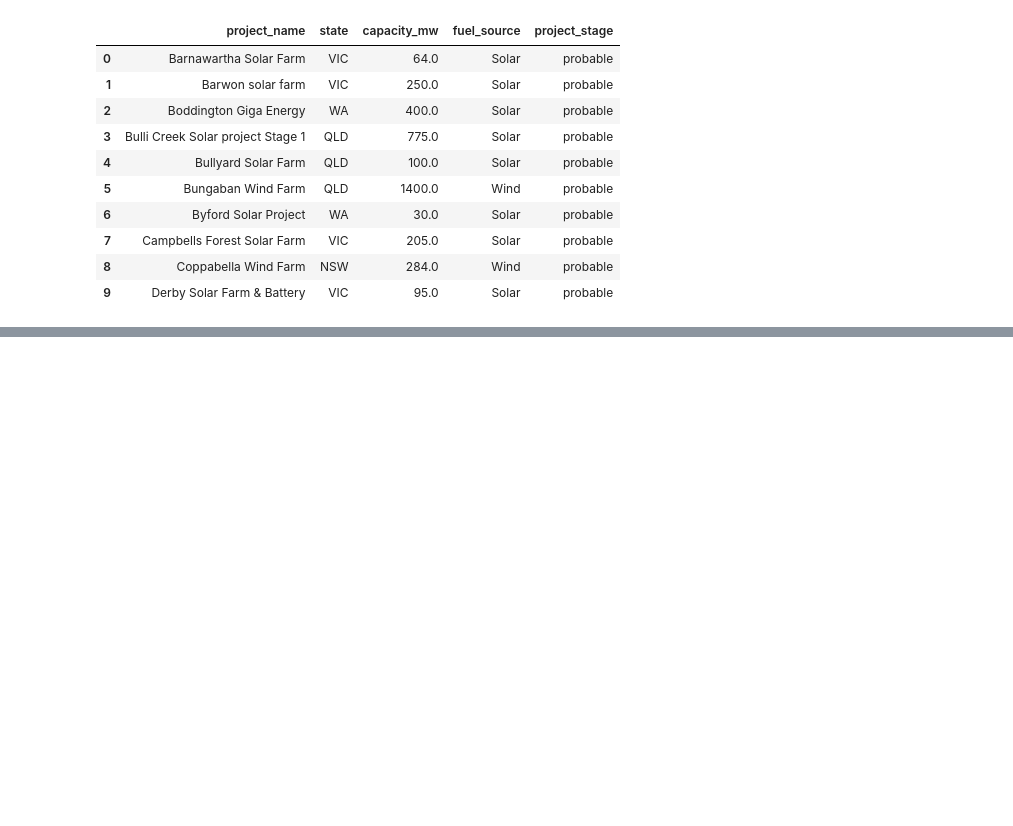
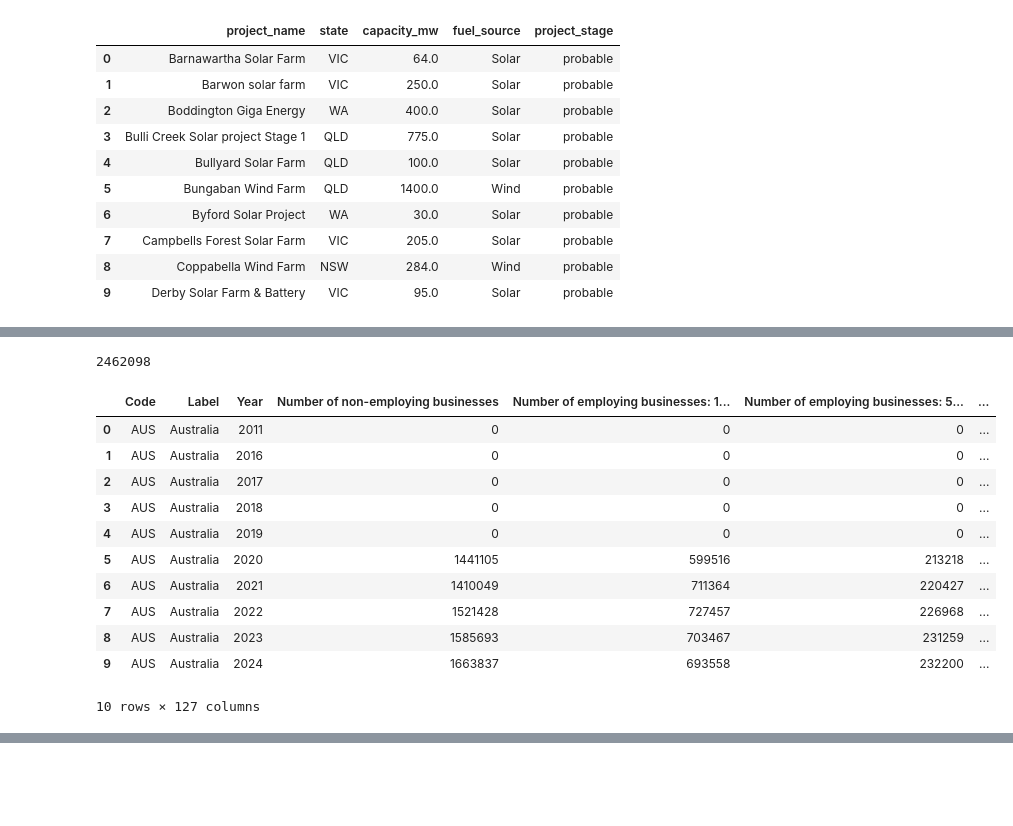
Before and after one commit to renggafirmandika/data_engineering, a Jupyter notebook: Assignment_1.ipynb, the cells around one changed output, grey strips where cells are left out. Drawn from its saved outputs; the diff is of its cells as text; code cells hidden in the pictures; blank space fills up the shorter version.

```diff
--- a/Assignment_1.ipynb
+++ b/Assignment_1.ipynb
@@ -1455,0 +1461,4 @@ cer_probable_df_cleaned.to_csv('DATA2_LRET/probable_power_stations_cleaned.csv',
+# %%
+file_path = "DATA3_ABS/Economy_and_industry.xlsx"
+data_abs_economy = pd.read_excel(file_path, sheet_name="Table 1", header=6)
+data_abs_economy.head()
@@ -1455,0 +1473,30 @@ cer_probable_df_cleaned.to_csv('DATA2_LRET/probable_power_stations_cleaned.csv',
+# %%
+# Check how many "-" in the table
+(data_abs_economy == "-").sum().sum()
+# %% [output]
+2462098
+# %%
+# Convert "-" to nan
+
+data_abs_economy = data_abs_economy.replace("-", np.nan, regex=False)
+
+# Convert NaN to 0
+data_abs_economy = data_abs_economy.fillna(0)
+
+for col in data_abs_economy.select_dtypes(include=['float']).columns:
+    data_abs_economy[col] = data_abs_economy[col].astype(int)
+
+data_abs_economy.head(10)
+# %% [output]
+|  | Code | Label | Year | Number of non-employing businesses | Number of employing businesses: 1... | Number of employing businesses: 5... | ... |
+| 0 | AUS | Australia | 2011 | 0 | 0 | 0 | ... |
+| 1 | AUS | Australia | 2016 | 0 | 0 | 0 | ... |
+| 2 | AUS | Australia | 2017 | 0 | 0 | 0 | ... |
+| 3 | AUS | Australia | 2018 | 0 | 0 | 0 | ... |
+| 4 | AUS | Australia | 2019 | 0 | 0 | 0 | ... |
+| 5 | AUS | Australia | 2020 | 1441105 | 599516 | 213218 | ... |
+| 6 | AUS | Australia | 2021 | 1410049 | 711364 | 220427 | ... |
+| 7 | AUS | Australia | 2022 | 1521428 | 727457 | 226968 | ... |
+| 8 | AUS | Australia | 2023 | 1585693 | 703467 | 231259 | ... |
+| 9 | AUS | Australia | 2024 | 1663837 | 693558 | 232200 | ... |
+10 rows × 127 columns
```
Also changed, not shown: parts of 23 cells of this notebook, 2 other files.
